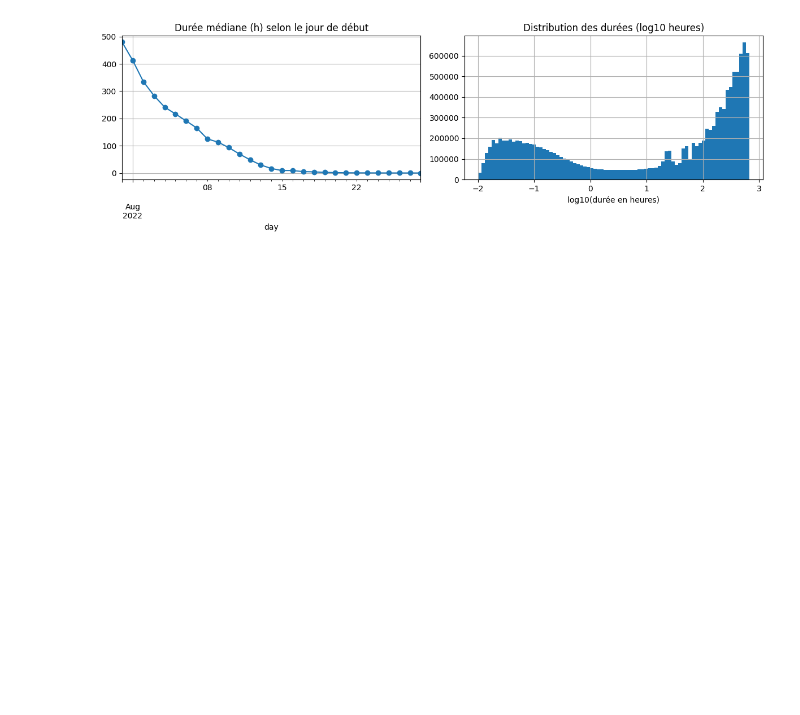
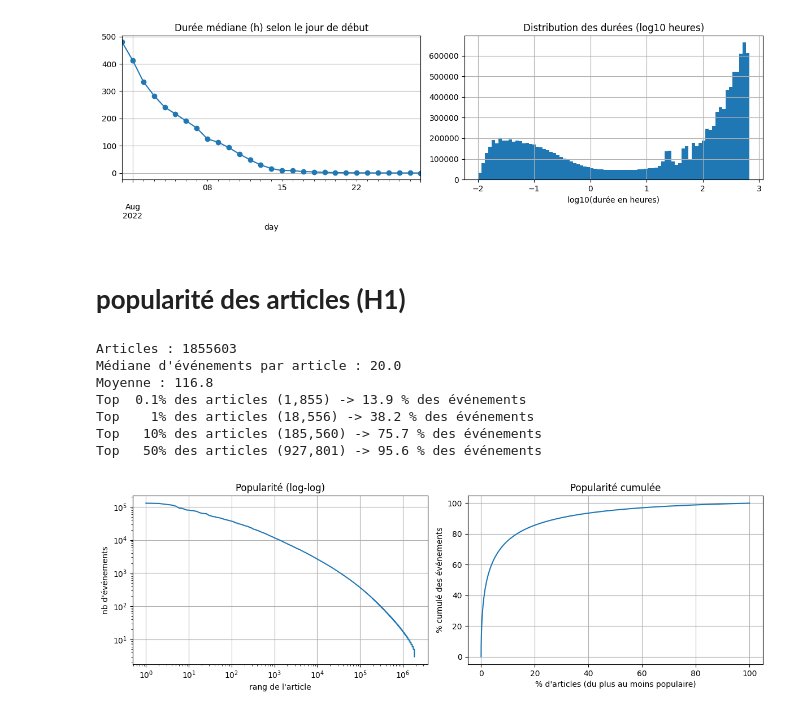
Before and after one commit to MohamedAamer01/otto-recommender-sys, a Jupyter notebook: notebooks/02_eda.ipynb, the cells around one changed output. Saved outputs shown, nothing was run; the diff lists cells and outputs as text; code cells hidden in the pictures; blank space fills up the shorter version.

```diff
--- a/notebooks/02_eda.ipynb
+++ b/notebooks/02_eda.ipynb
@@ -282,3 +282,37 @@ Name: duration_h, dtype: float64
 Sessions > 24 h    : 54.9 %
 Sessions > 7 jours : 37.4 %
 [figure]
+# %% [markdown]
+# **popularité des articles (H1)**
+# %%
+counts = np.bincount(aid_arr)            # counts[aid] = nombre d'événements
+counts = counts[counts > 0]              # on retire les aid absents
+counts_sorted = np.sort(counts)[::-1]    # du plus populaire au moins populaire
+
+print("Articles :", len(counts_sorted))
+print("Médiane d'événements par article :", np.median(counts_sorted))
+print("Moyenne :", counts_sorted.mean().round(1))
+
+cum = np.cumsum(counts_sorted) / counts_sorted.sum()
+for pct in [0.1, 1, 10, 50]:
+    k = int(len(counts_sorted) * pct / 100)
+    print(f"Top {pct:>4}% des articles ({k:,}) -> {cum[k-1]*100:.1f} % des événements")
+
+fig, ax = plt.subplots(1, 2, figsize=(12, 4))
+ax[0].loglog(np.arange(1, len(counts_sorted)+1), counts_sorted)
+ax[0].set_xlabel("rang de l'article"); ax[0].set_ylabel("nb d'événements")
+ax[0].set_title("Popularité (log-log)")
+ax[1].plot(np.linspace(0, 100, len(cum)), cum * 100)
+ax[1].set_xlabel("% d'articles (du plus au moins populaire)")
+ax[1].set_ylabel("% cumulé des événements")
+ax[1].set_title("Popularité cumulée")
+plt.tight_layout(); plt.show()
+# %% [output]
+Articles : 1855603
+Médiane d'événements par article : 20.0
+Moyenne : 116.8
+Top  0.1% des articles (1,855) -> 13.9 % des événements
+Top    1% des articles (18,556) -> 38.2 % des événements
+Top   10% des articles (185,560) -> 75.7 % des événements
+Top   50% des articles (927,801) -> 95.6 % des événements
+[figure, added]
```
